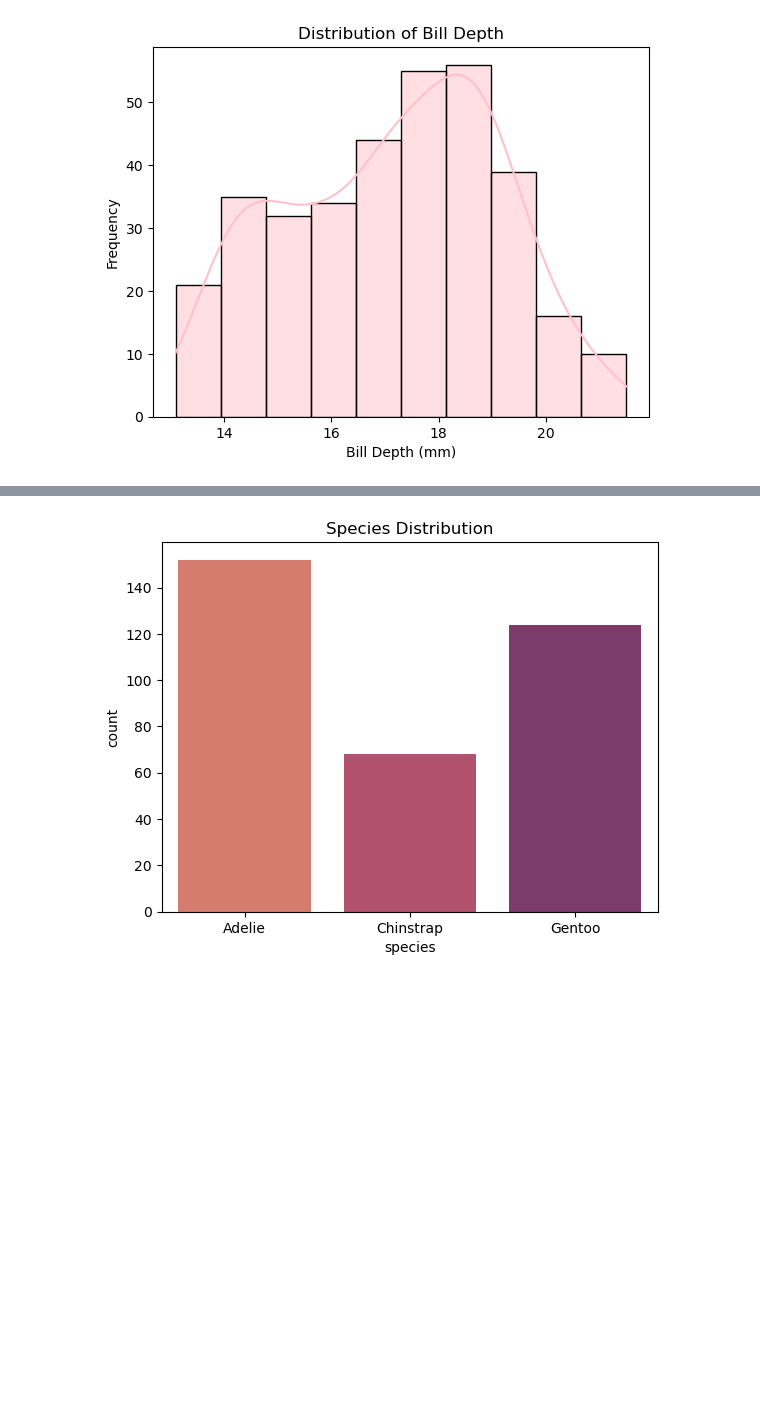
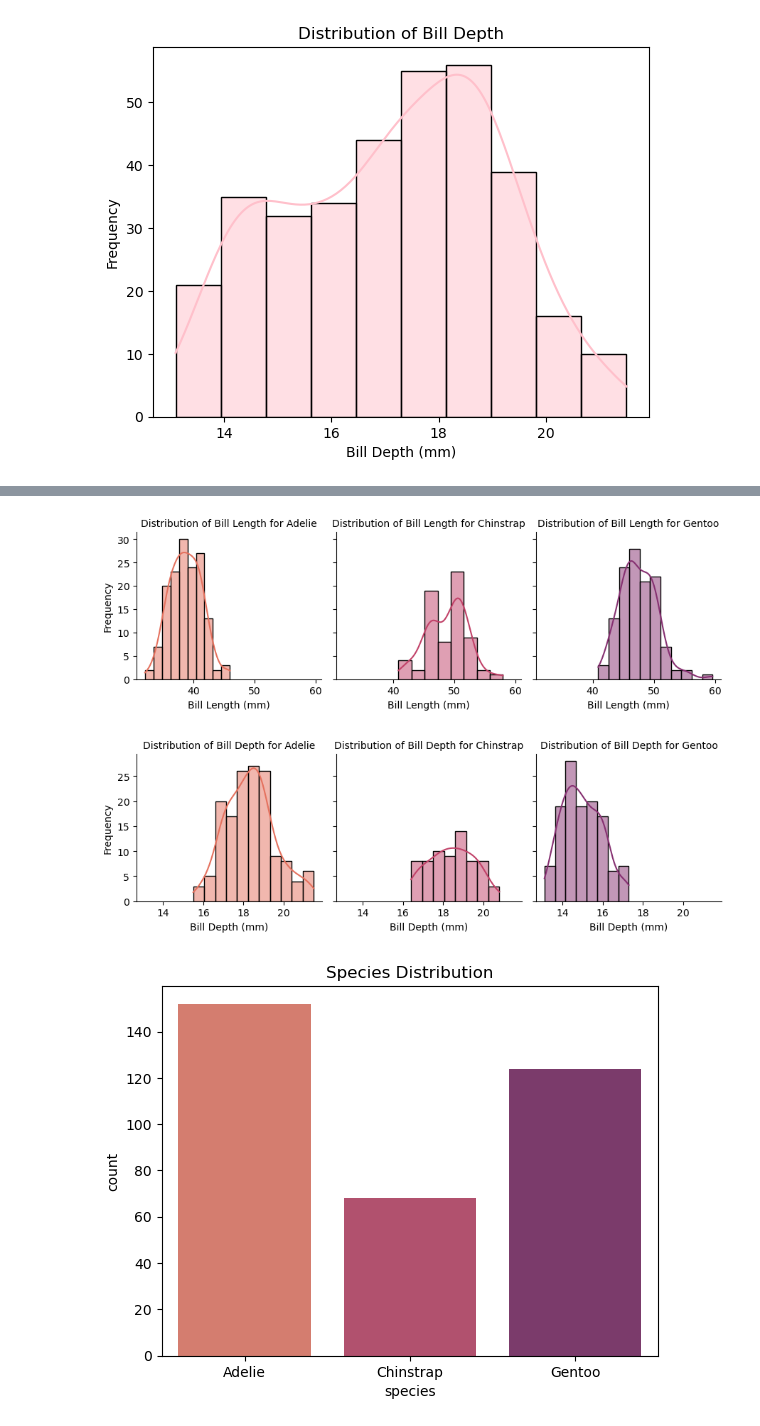
Before and after one commit to briannemcgrath/Principles-of-Data-Analytics, a Jupyter notebook: penguins.ipynb, the cells around one changed output, grey strips where cells are left out. Saved outputs shown, nothing was run; the diff lists cells and outputs as text; code cells hidden in the pictures; blank space fills up the shorter version.

Commit message:
Updated Ref in README and edited Histograms

```diff
--- a/penguins.ipynb
+++ b/penguins.ipynb
@@ -205,3 +207,14 @@ plt.show()
+# %%
+# Create separate histograms for 'bill_length_mm' by species
+sns.FacetGrid(df, col="species", hue="species", palette="flare").map(sns.histplot, "bill_length_mm", kde=True).set_titles("Distribution of Bill Length for {col_name}").set_axis_labels("Bill Length (mm)", "Frequency")
+plt.show()
+
+# Create separate histograms for 'bill_depth_mm' by species
+sns.FacetGrid(df, col="species", hue="species", palette="flare").map(sns.histplot, "bill_depth_mm", kde=True).set_titles("Distribution of Bill Depth for {col_name}").set_axis_labels("Bill Depth (mm)", "Frequency")
+plt.show()
+# %% [output]
+[figure, added]
+[figure, added]
 # %%
 #Display a Bar Chart of Species Distribution.
 sns.countplot(x='species', data=df, palette='flare')
```
Also changed, not shown: parts of 2 cells of this notebook, 1 other file.
